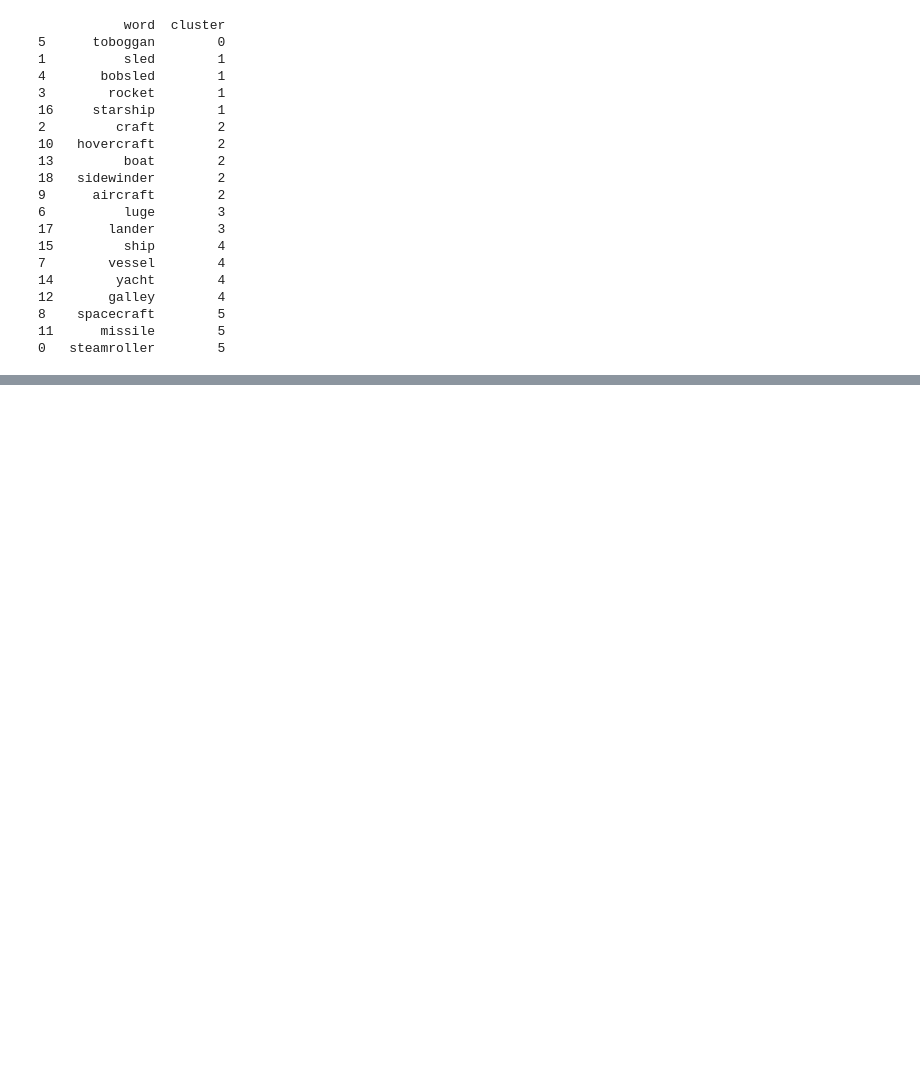
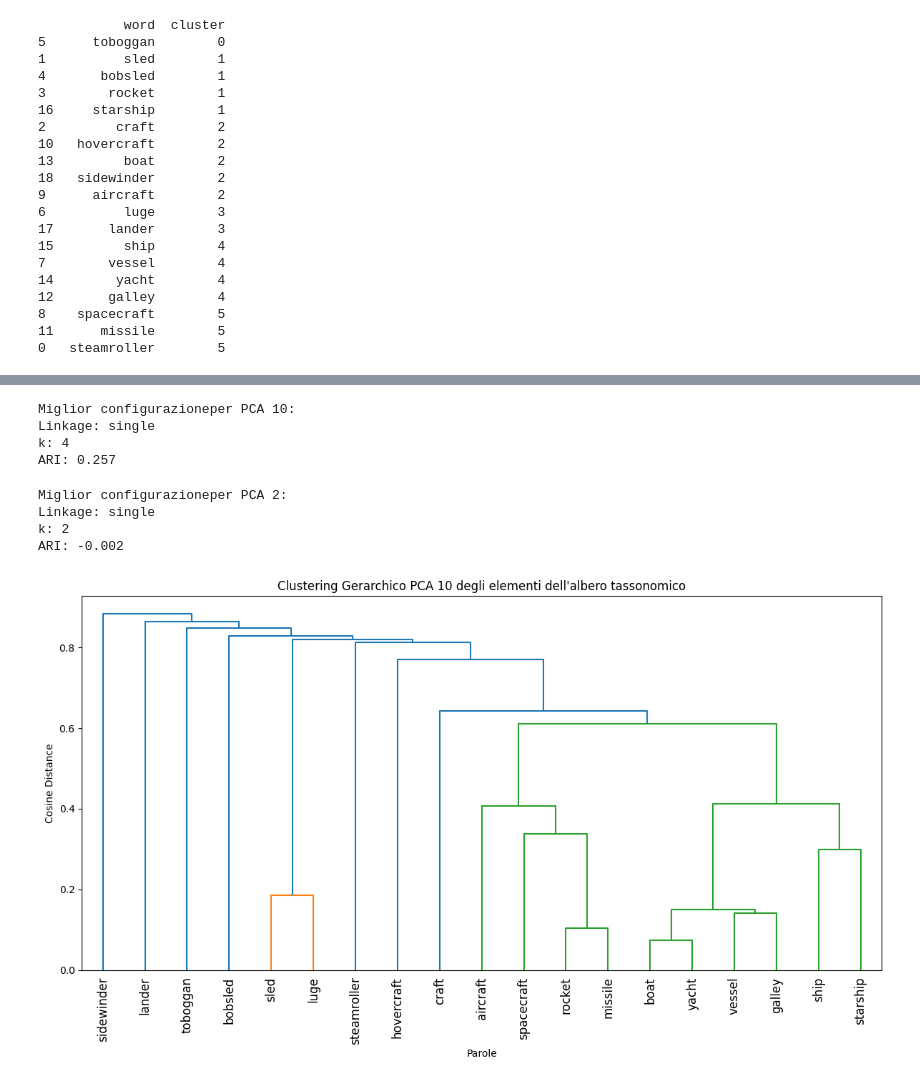
Before and after one commit to MarcoBuonanno/Tesi_2025-26-La-Geometria-degli-Embedding-di-un-LLm, a Jupyter notebook: Esercizio_4/Es4_tesi_suES2.ipynb, the cells around one changed output, grey strips where cells are left out. Cells and saved outputs as stored; diff of their text form; code cells hidden in the pictures; blank space fills up the shorter version.

```diff
--- a/Esercizio_4/Es4_tesi_suES2.ipynb
+++ b/Esercizio_4/Es4_tesi_suES2.ipynb
@@ -935,2 +936,10 @@ Partizione secondo PCA 2
 Cluster 5:
   spacecraft, missile, steamroller
+# %%
+# clustering gerarchico
+#trasformo le matrici in forma scypy: estrae il triangolo superiore della matrice e lo convere in un vettore
+#PCA 10
+distance_vector_10 = squareform(cosine_matrix_19_10.values)
+
+#PCA 2
+distance_vector_2 = squareform(cosine_matrix_19_2.values)
@@ -936,0 +1008,54 @@ Cluster 5:
+# %%
+#PCA10
+# selezioniamo la combinazione che porta il risultato migliore
+finale_10 = Gerarchico_10
+best_result = max(finale_10, key=lambda x: x["ARI"])
+
+print("\nMiglior configurazioneper PCA 10:")
+print(f"Linkage: {best_result['linkage']}")
+print(f"k: {best_result['k']}")
+print(f"ARI: {best_result['ARI']:.3f}")
+# %% [output]
+Miglior configurazioneper PCA 10:
+Linkage: single
+k: 4
+ARI: 0.257
+# %%
+#PCA 2
+# selezioniamo la combinazione che porta il risultato migliore
+finale_2 = Gerarchico_2
+best_result = max(finale_2, key=lambda x: x["ARI"])
+
+print("\nMiglior configurazioneper PCA 2:")
+print(f"Linkage: {best_result['linkage']}")
+print(f"k: {best_result['k']}")
+print(f"ARI: {best_result['ARI']:.3f}")
+# %% [output]
+Miglior configurazioneper PCA 2:
+Linkage: single
+k: 2
+ARI: -0.002
+# %%
+#dendrogramma PCA 10
+#serve per la costruzione del dendogramma di "single"
+Z_finale_10 = linkage(
+        distance_vector_10,
+        method = "single"
+    )
+# %%
+plt.figure(figsize=(12, 7))
+
+dendrogram(
+    Z_finale_10,
+    labels=cosine_matrix_19_10.index.tolist(),
+    leaf_rotation=90 #per visualizzare meglio il dendogramma
+)
+
+plt.xlabel("Parole")
+plt.ylabel("Cosine Distance")
+plt.title("Clustering Gerarchico PCA 10 degli elementi dell'albero tassonomico")
+
+plt.tight_layout()
+plt.show()
+# %% [output]
+[figure, added]
```
Also changed, not shown: parts of 6 cells of this notebook.
